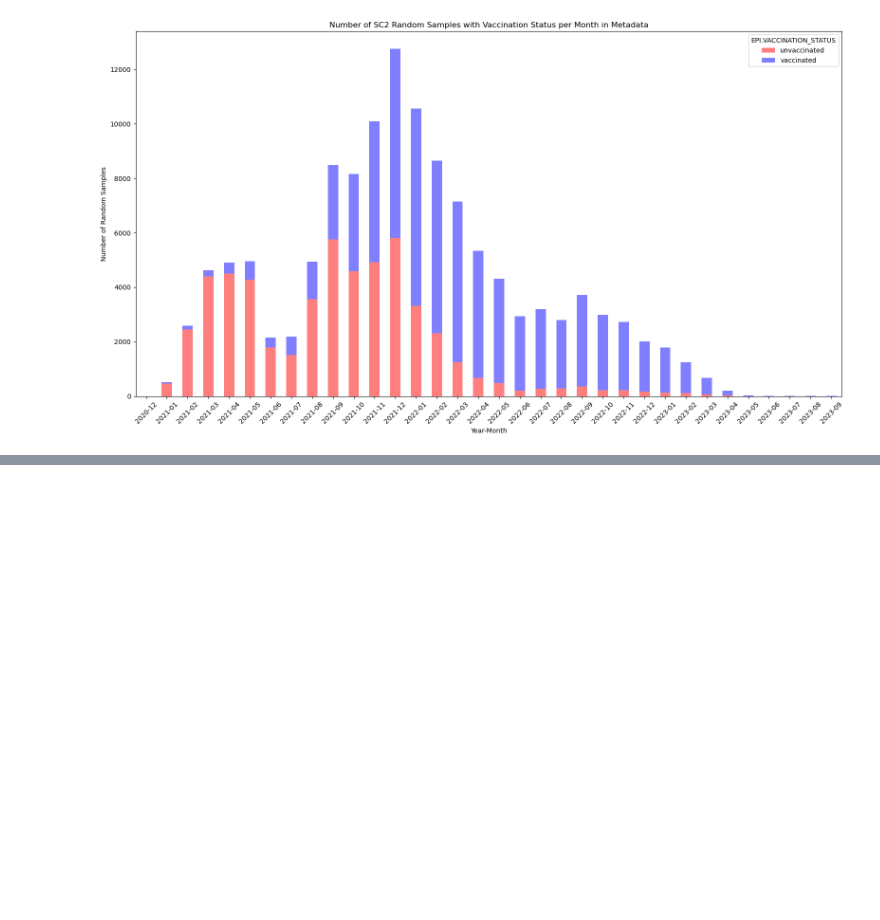
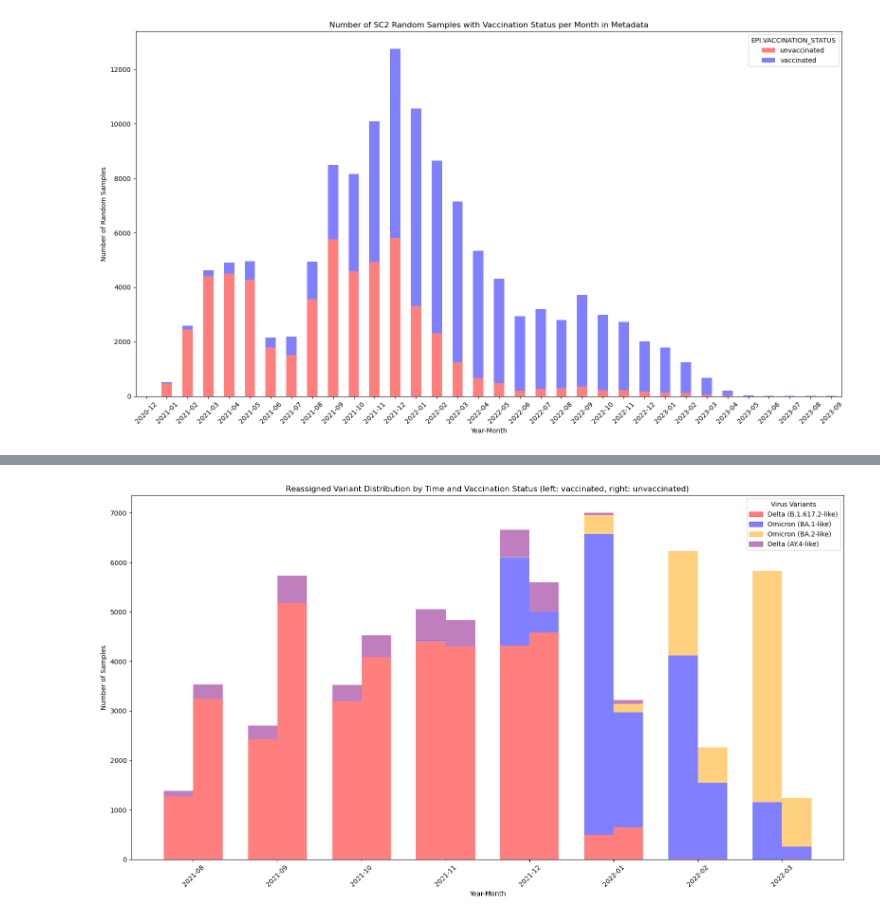
Before and after one commit to rki-mf1/PanAdapt, a Jupyter notebook: input/sc2_input.ipynb, the cells around one changed output, grey strips where cells are left out. Saved outputs shown, nothing was run; the diff lists cells and outputs as text; code cells hidden in the pictures; blank space fills up the shorter version.

Commit message:
improve input and reporting

```diff
--- a/input/sc2_input.ipynb
+++ b/input/sc2_input.ipynb
@@ -101,0 +103,4 @@ with open('test.fasta', 'w') as outfile:
+# %%
+pangolin_df = pd.read_csv('lineage_report.csv', usecols=['taxon', 'lineage', 'scorpio_call'])
+reassigned_lineages_df = pd.merge(df, pangolin_df, left_on='SEQUENCE.ID', right_on='taxon')
+reassigned_lineages_df.groupby(['scorpio_call', 'year_month', 'EPI.VACCINATION_STATUS']).size().unstack(fill_value=0)
@@ -101,0 +178,36 @@ with open('test.fasta', 'w') as outfile:
+# %%
+fig, ax = plt.subplots(figsize=(16, 9))
+colors = ['red', 'blue', 'orange', 'purple']
+start_date = "2021-08"
+end_date = "2022-03"
+df = df[(df['year_month'] >= start_date) & (df['year_month'] <= end_date)]
+common_variants = reassigned_lineages_df['scorpio_call'].value_counts().head(4).index
+variants_df = reassigned_lineages_df[reassigned_lineages_df['scorpio_call'].isin(common_variants)]
+
+vaccinated_variants_df = variants_df[variants_df['EPI.VACCINATION_STATUS'] == 'vaccinated']
+unvaccinated_variants_df = variants_df[variants_df['EPI.VACCINATION_STATUS'] == 'unvaccinated']
+grouped_vaccinated = vaccinated_variants_df.groupby(['year_month', 'scorpio_call']).size().unstack(fill_value=0)
+grouped_unvaccinated = unvaccinated_variants_df.groupby(['year_month', 'scorpio_call']).size().unstack(fill_value=0)
+
+n_months = len(grouped_vaccinated)
+indices = np.arange(n_months)
+bar_width = 0.35
+
+for i, variant in enumerate(common_variants):
+    vaccinated_bottom = np.sum([grouped_vaccinated[prev_variant] for prev_variant in common_variants[:i]], axis=0)
+    unvaccinated_bottom = np.sum([grouped_unvaccinated[prev_variant] for prev_variant in common_variants[:i]], axis=0)
+    ax.bar(indices - bar_width/2, grouped_vaccinated[variant], bar_width, color=colors[i], alpha=0.5, label=f'Vaccinated - {variant}' if i == 0 else "", bottom=vaccinated_bottom)
+    ax.bar(indices + bar_width/2, grouped_unvaccinated[variant], bar_width, color=colors[i], alpha=0.5, label=f'Unvaccinated - {variant}' if i == 0 else "", bottom=unvaccinated_bottom)
+
+ax.set_xlabel('Year-Month')
+ax.set_ylabel('Number of Samples')
+ax.set_title('Reassigned Variant Distribution by Time and Vaccination Status (left: vaccinated, right: unvaccinated)')
+ax.set_xticks(indices)
+ax.set_xticklabels(grouped_vaccinated.index)
+legend_patches = [mpatches.Patch(color=color, alpha=0.5, label=variant) for color, variant in zip(colors, common_variants)]
+ax.legend(handles=legend_patches, title='Virus Variants')
+plt.xticks(rotation=45)
+plt.tight_layout()
+plt.show()
+# %% [output]
+[figure, added]
```
Also changed, not shown: parts of 5 cells of this notebook, 7 other files.
